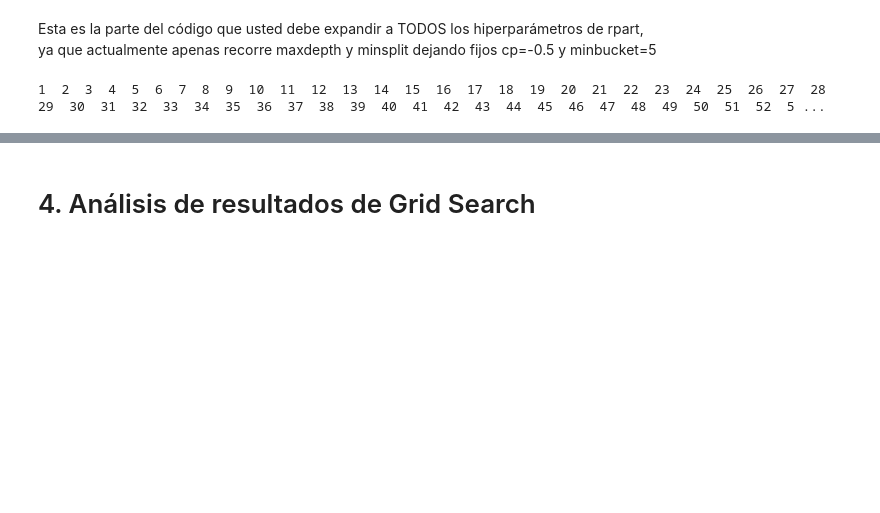
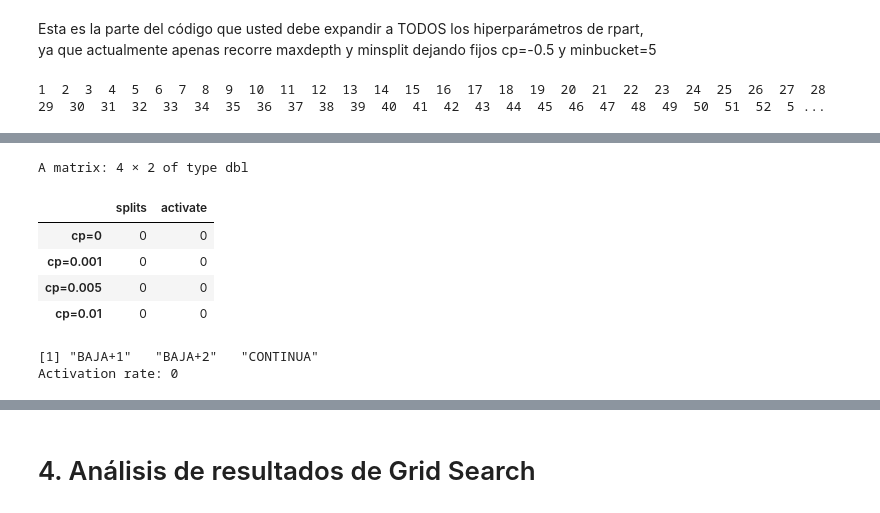
Before and after one commit to markjoyce86/labo2025v, a Jupyter notebook: src/rpart/z290_coarse TareaHogar_02.ipynb, the cells around one changed output, grey strips where cells are left out. Cells and saved outputs as stored; diff of their text form; code cells hidden in the pictures; blank space fills up the shorter version.

```diff
--- a/src/rpart/z290_coarse TareaHogar_02.ipynb
+++ b/src/rpart/z290_coarse TareaHogar_02.ipynb
@@ -130,7 +128,7 @@ Aqui debe poner SU semiila primigenia
 PARAM <- list()
 # reemplazar por su primer semilla
 PARAM$semilla_primigenia <- 765179
-PARAM$qsemillas <- 5
+PARAM$qsemillas <- 3
 
 PARAM$training_pct <- 70L  # entre  1L y 99L
 
@@ -260,3 +257,12 @@ data.table::setDTthreads(0)
 data.table::getDTthreads()
 # %% [output]
 [1] 8
+# %%
+# Overall counts per fold (1 = train, 2 = test)
+fold_counts <- dataset[, .N, by = fold][order(fold)]
+fold_counts[, pct := round(100 * N / sum(N), 2)]
+fold_counts
+
+# number of training rows (fold == 1)
+n_train <- dataset[, sum(fold == 1L)]
+n_train
@@ -373,9 +371,41 @@ tb_grid_search <- tb_grid_search_detalle[,
     "qty" = .N ),
   list( cp, maxdepth, minsplit, minbucket )
 ]
+# %%
+check_combo <- function(cp, md, ms, mb) {
+  m  <- rpart(clase_ternaria ~ ., data=dataset[fold==1],
+              method="class",
+              control=rpart.control(cp=cp, maxdepth=md, minsplit=ms, minbucket=mb, xval=0))
+  pr <- predict(m, dataset[fold==2], type="prob")[,"BAJA+2"]
+  c(splits = sum(m$frame$var != "<leaf>"),
+    activate = mean(pr > 0.025))
+}
+
+rbind(
+  `cp=0`      = check_combo(0,      10, 550, 138),
+  `cp=0.001`  = check_combo(0.001,  10, 550, 138),
+  `cp=0.005`  = check_combo(0.005,  10, 550, 138),
+  `cp=0.01`   = check_combo(0.01,   10, 550, 138)
+)
+# %% [output]
+A matrix: 4 × 2 of type dbl
+|  | splits | activate |
+| cp=0 | 0 | 0 |
+| cp=0.001 | 0 | 0 |
+| cp=0.005 | 0 | 0 |
+| cp=0.01 | 0 | 0 |
 # %%
 # ordeno descendente por ganancia
 setorder( tb_grid_search, -ganancia_mean )
+# %%
+ctrl <- rpart.control(cp=0, maxdepth=10, minsplit=550, minbucket=138, xval=0)
+m <- rpart(clase_ternaria ~ ., data=dataset[fold==1], method="class", control=ctrl)
+pr <- predict(m, dataset[fold==2], type="prob")
+print(colnames(pr), quote=TRUE); stopifnot("BAJA+2" %in% colnames(pr))
+cat("Activation rate:", mean(pr[,"BAJA+2"] > 0.025), "\n")  # if ~0 ⇒ zero gain
+# %% [output]
+[1] "BAJA+1"   "BAJA+2"   "CONTINUA"
+Activation rate: 0
 # %%
 # veo los 10 mejores hiperparámetros
 tb_grid_search[1:10]
```
Also changed, not shown: parts of 10 cells of this notebook.
